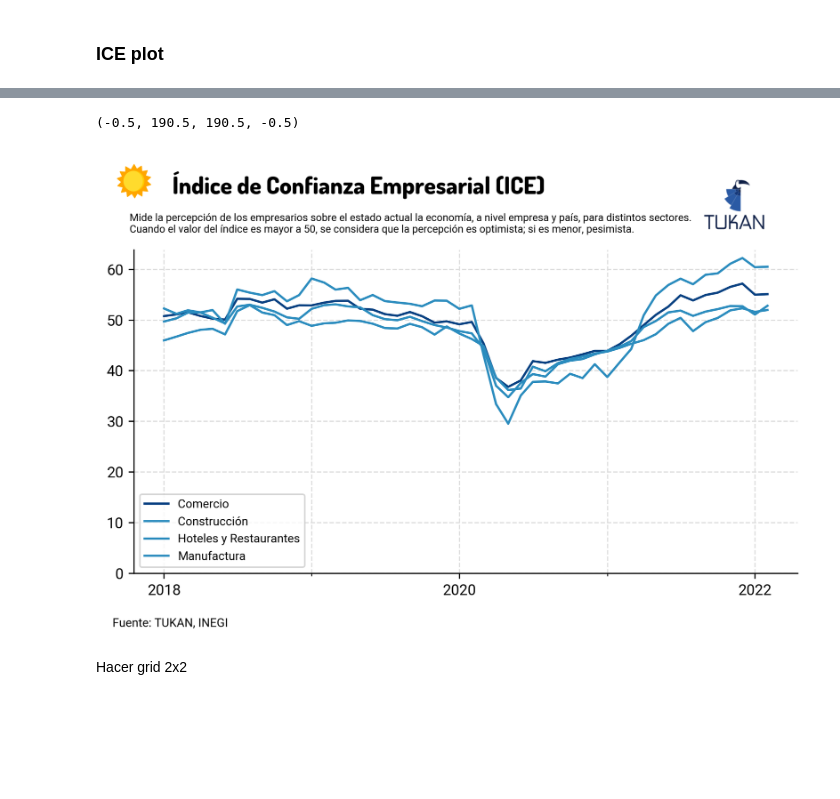
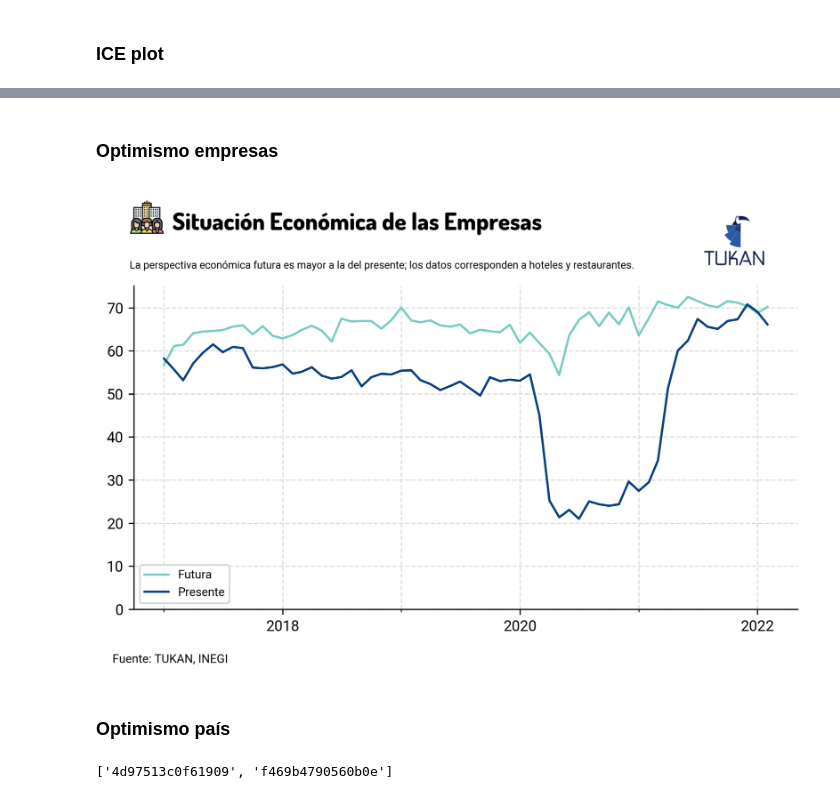
Before and after one commit to TukanMx/tukan_notebooks, a Jupyter notebook: social/social_media/emoe/emoe.ipynb, the cells around one changed output, grey strips where cells are left out. Saved outputs shown, nothing was run; the diff lists cells and outputs as text; code cells hidden in the pictures; blank space fills up the shorter version.

Commit message:
plots updated for 2nd draft

```diff
--- a/social/social_media/emoe/emoe.ipynb
+++ b/social/social_media/emoe/emoe.ipynb
@@ -401,6 +399,6 @@ blog_data[['economic_activity__ref','economic_activity']].drop_duplicates()
 # %%
 # Date filter
-blog_data = blog_data[blog_data['date']>='2018-01-01']
+blog_data = blog_data[blog_data['date']>='2014-01-01']
 # %%
 # Index filter
 ice_data = blog_data[blog_data['variable']=='1b0f1ce9956876e'].reset_index(drop=True)
@@ -438,4 +701,8 @@ ice_data
+# %% [markdown]
+### Optimismo empresas
 # %%
+emp_data = emp_data[emp_data['economic_activity__ref']=='d35f5b82779e7d5']
+
 fig = plt.figure(dpi=300, figsize=(8,4))
 ax = plt.subplot(111)
 
@@ -443,10 +710,16 @@ cmap = mpl.cm.get_cmap("GnBu_r", 5)
 
 # Data to plot
 aux_count = 0
-for i in ice_data['economic_activity'].unique().tolist():
-    aux_data = ice_data.copy()
-    aux_data = aux_data[aux_data['economic_activity']==i]
-    ax.plot(aux_data['date'],aux_data['value'], color = cmap(aux_count), label=str(i))
+for i in emp_data['variable'].unique().tolist():
+    aux_data = emp_data.copy()
+    aux_data = aux_data[aux_data['variable']==i]
+    if i == 'f1165c8af1a957e':
+        label='Presente'
+        ccolor=cmap(0)
+    else:
+        label='Futura'
+        ccolor=cmap(2)
+    ax.plot(aux_data['date'],aux_data['value'], color = ccolor, label=label)
     aux_count=+1
 
 
@@ -461,13 +734,13 @@ ax.xaxis.set_minor_locator(mdates.YearLocator(1))
 ax.grid(visible=True, which='both', linestyle='--', color = "#dddddd")
 
 # Add gridlines and format to ticks
-ax.yaxis.set_major_formatter(mtick.StrMethodFormatter('{x:.0f}'))
+# ax.yaxis.set_major_formatter(mtick.StrMethodFormatter('{x:.0f}'))
 
 
 ax.set_ylim(0)
 
-icon_icon = image.imread("sunny.png")
-icon_ax = fig.add_axes([0.1, 1, 0.05, 0.08], zorder=1)
+icon_icon = image.imread("company.png")
+icon_ax = fig.add_axes([0.115, 1, 0.05, 0.08], zorder=1)
 icon_ax.imshow(icon_icon)
 icon_ax.axis("off")
 
@@ -476,7 +749,7 @@ icon_ax.axis("off")
 fig.text(
     0.17,
     1.01,
-    "Índice de Confianza Empresarial (ICE)",
+    "Situación Económica de las Empresas",
     size=16,
     weight = "bold",
     family = "Dosis"
@@ -485,47 +758,50 @@ fig.text(
 fig.text(
     0.12,
     0.92,
-    "Mide la percepción de los empresarios sobre el estado actual la economía, a nivel empresa y país, para distintos sectores. \nCuando el valor del índice es mayor a 50, se considera que la percepción es optimista; si es menor, pesimista.",
+    "La perspectiva económica futura es mayor a la del presente; los datos corresponden a hoteles y restaurantes.",
     size=7
 )
 
 # Add footer
 fig.text(0.1, -0, "Fuente: TUKAN, INEGI", fontsize=8)
 
 # Save plot with TUKAN logo, transparent and white
 # plt.savefig(
-#     "plots/ice_no_logo.png",
+#     "plots/empresas_no_logo.png",
 #     dpi=300,
 #     bbox_inches="tight",
 #     # facecolor="white",
 #     edgecolor="none",
 #     transparent=True,
 # )
 
 tukan_im = image.imread(module_path + "\\assets\\logo\\logo192.png")
 newax = fig.add_axes([0.7, .88, 0.18, 0.21], anchor="NE", zorder=1)
 newax.imshow(tukan_im)
 newax.axis("off")
 
 # plt.savefig(
-#     "plots/ice_logo.png",
+#     "plots/empresas_logo.png",
 #     dpi=300,
 #     bbox_inches="tight",
 #     # facecolor="white",
 #     edgecolor="none",
 #     transparent=True,
 # )
 
-# plt.savefig(
-#     "plots/ice_white_logo.png",
-#     dpi=300,
-#     bbox_inches="tight",
-#     facecolor="white",
-#     edgecolor="none",
-#     transparent=False,
-# )
+plt.savefig(
+    "plots/empresas_white_logo.png",
+    dpi=300,
+    bbox_inches="tight",
+    facecolor="white",
+    edgecolor="none",
+    transparent=False,
+)
 # %% [output]
-(-0.5, 190.5, 190.5, -0.5)
-[figure, old version]
+[figure, new version]
-# %% [markdown]
-Hacer grid 2x2
+# %% [markdown]
+### Optimismo país
+# %%
+nal_data['variable'].unique().tolist()
+# %% [output]
+['4d97513c0f61909', 'f469b4790560b0e']
```
Also changed, not shown: parts of 12 cells of this notebook.
